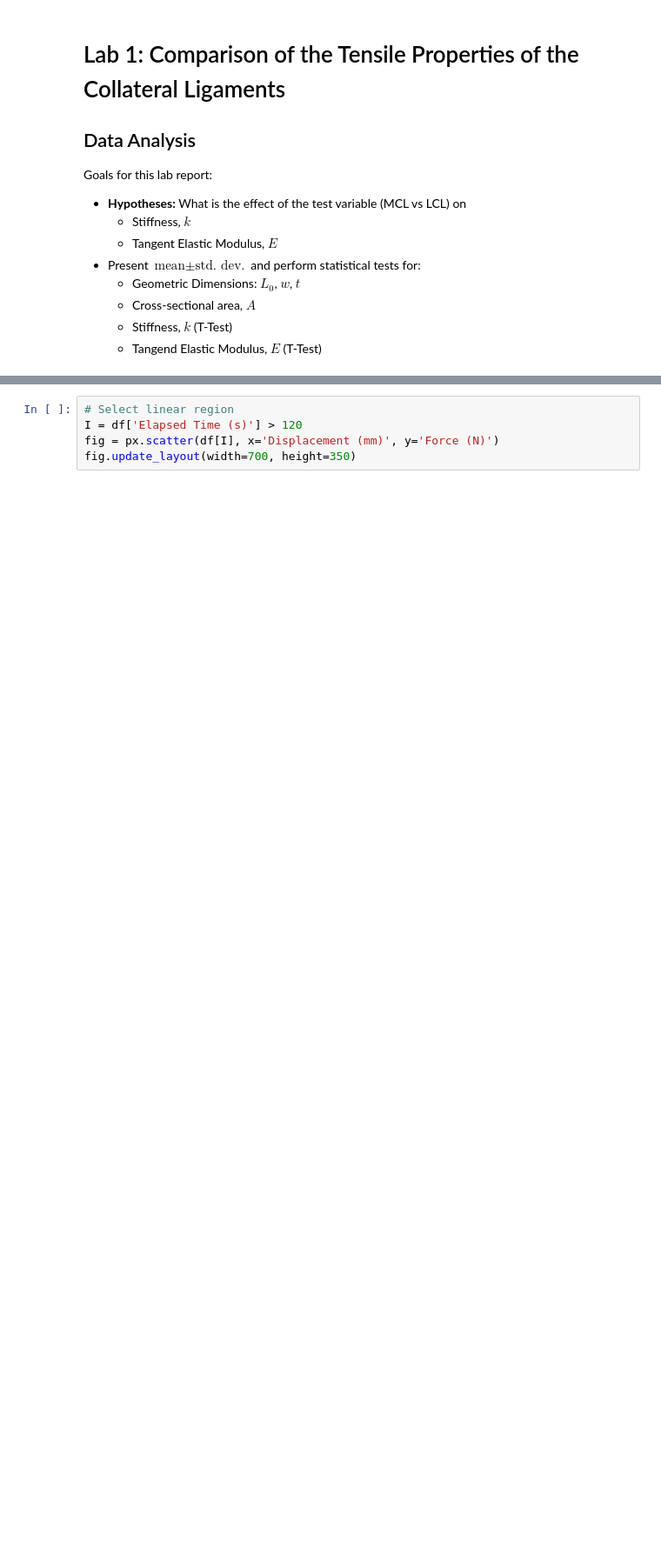
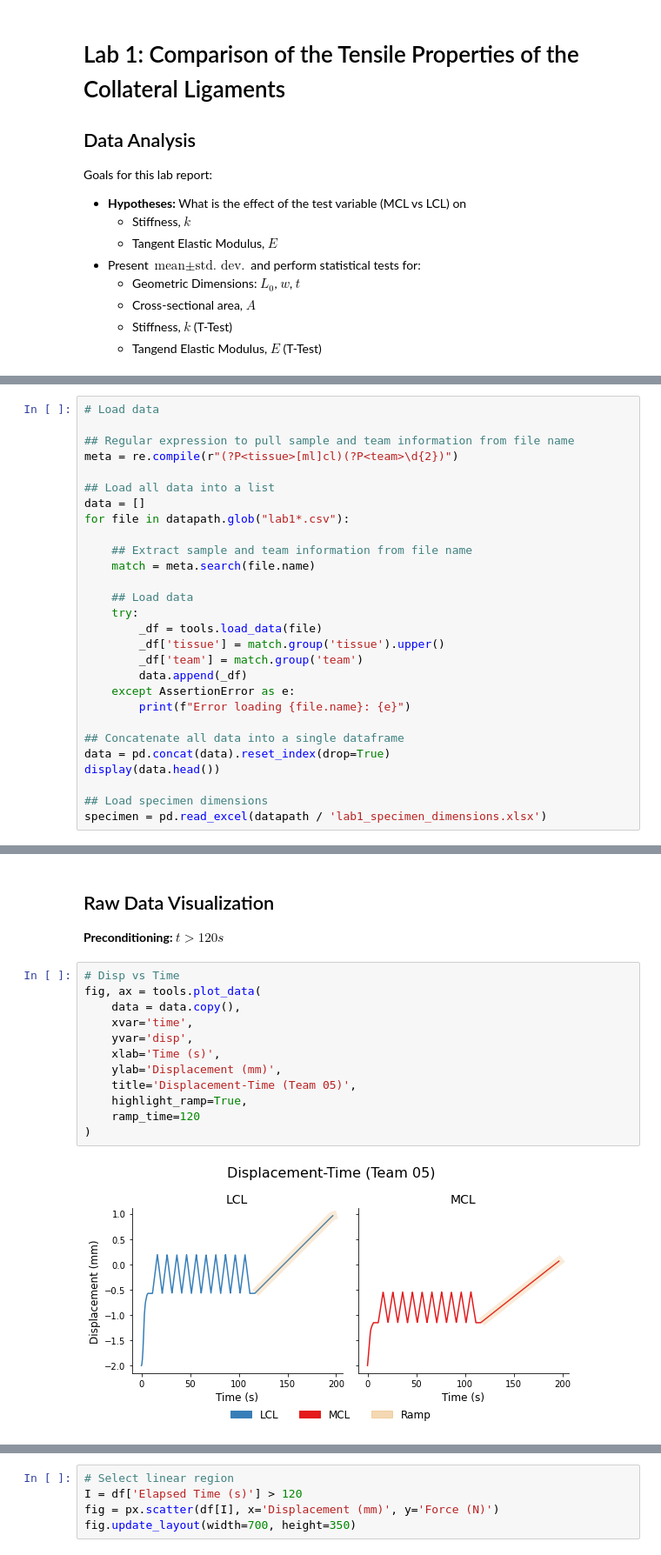
Before and after one commit to Kabilan108/drexel-coursework, a Jupyter notebook: bmes301/lab1/Data Analysis.ipynb, the cells around one changed output, grey strips where cells are left out. Shown at 87% size. Saved outputs shown, nothing was run; the diff lists cells and outputs as text; blank space fills up the shorter version.

```diff
--- a/bmes301/lab1/Data Analysis.ipynb
+++ b/bmes301/lab1/Data Analysis.ipynb
@@ -53,0 +48,28 @@ fig.update_layout(width=700, height=350)
+# %%
+# Load data
+
+## Regular expression to pull sample and team information from file name
+meta = re.compile(r"(?P<tissue>[ml]cl)(?P<team>\d{2})")
+
+## Load all data into a list
+data = []
+for file in datapath.glob("lab1*.csv"):
+
+    ## Extract sample and team information from file name
+    match = meta.search(file.name)
+
+    ## Load data
+    try:
+        _df = tools.load_data(file)
+        _df['tissue'] = match.group('tissue').upper()
+        _df['team'] = match.group('team')
+        data.append(_df)
+    except AssertionError as e:
+        print(f"Error loading {file.name}: {e}")
+
+## Concatenate all data into a single dataframe
+data = pd.concat(data).reset_index(drop=True)
+display(data.head())
+
+## Load specimen dimensions
+specimen = pd.read_excel(datapath / 'lab1_specimen_dimensions.xlsx')
@@ -53,0 +83,18 @@ fig.update_layout(width=700, height=350)
+# %% [markdown]
+## Raw Data Visualization
+
+**Preconditioning:** $t > 120s$
+# %%
+# Disp vs Time
+fig, ax = tools.plot_data(
+    data = data.copy(),
+    xvar='time',
+    yvar='disp',
+    xlab='Time (s)',
+    ylab='Displacement (mm)',
+    title='Displacement-Time (Team 05)',
+    highlight_ramp=True,
+    ramp_time=120
+)
+# %% [output]
+[figure, added]
```
Also changed, not shown: parts of 27 cells of this notebook, 12 other files.
